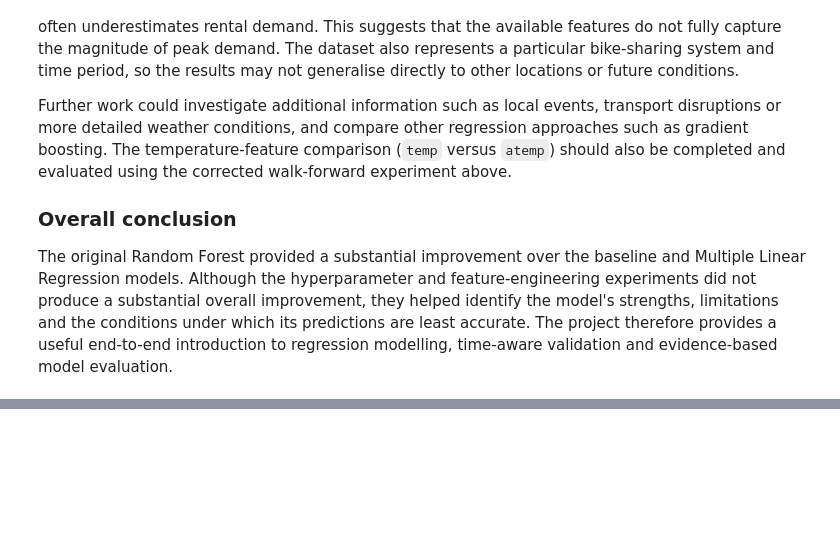
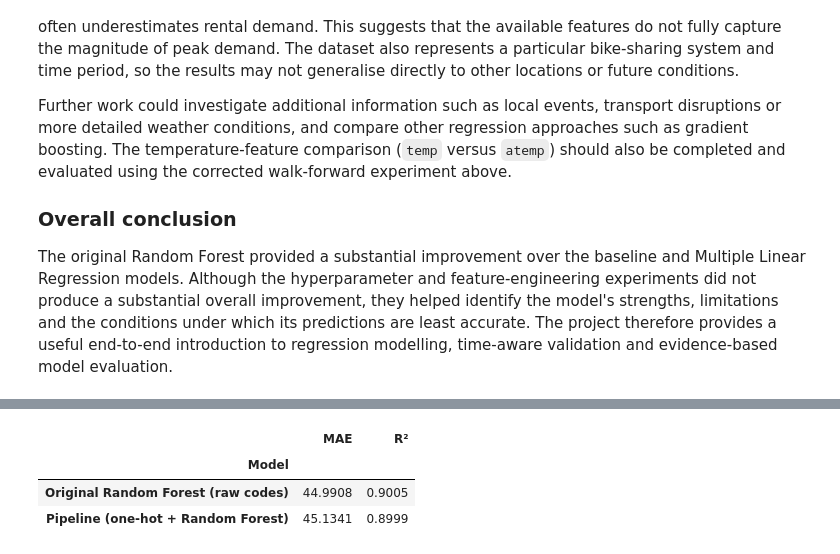
Before and after one commit to GregJackalis/bike-rental-demand-predictor, a Jupyter notebook: notebooks/bike_rental_demand_predictor_organised.ipynb, the cells around one changed output, grey strips where cells are left out. Saved outputs shown, nothing was run; the diff lists cells and outputs as text; code cells hidden in the pictures; blank space fills up the shorter version.

```diff
--- a/notebooks/bike_rental_demand_predictor_organised.ipynb
+++ b/notebooks/bike_rental_demand_predictor_organised.ipynb
@@ -1546,0 +1626,31 @@ The original Random Forest provided a substantial improvement over the baseline
+# %%
+# `train_features` / `test_features` already have `dteday` removed (section 4).
+model_pipeline.fit(train_features, train_targets)
+
+pipeline_predictions = model_pipeline.predict(test_features)
+pipeline_mae = mean_absolute_error(test_targets, pipeline_predictions)
+pipeline_r2 = r2_score(test_targets, pipeline_predictions)
+
+comparison = pd.DataFrame(
+    {
+        "Model": [
+            "Original Random Forest (raw codes)",
+            "Pipeline (one-hot + Random Forest)",
+        ],
+        "MAE": [
+            mean_absolute_error(test_targets, forest_predictions),
+            pipeline_mae,
+        ],
+        "R²": [
+            r2_score(test_targets, forest_predictions),
+            pipeline_r2,
+        ],
+    }
+).set_index("Model")
+
+comparison.round(4)
+# %% [output]
+|  | MAE | R² |
+| Model |  |  |
+| Original Random Forest (raw codes) | 44.9908 | 0.9005 |
+| Pipeline (one-hot + Random Forest) | 45.1341 | 0.8999 |
```
Also changed, not shown: parts of 10 cells of this notebook, 8 other files.
